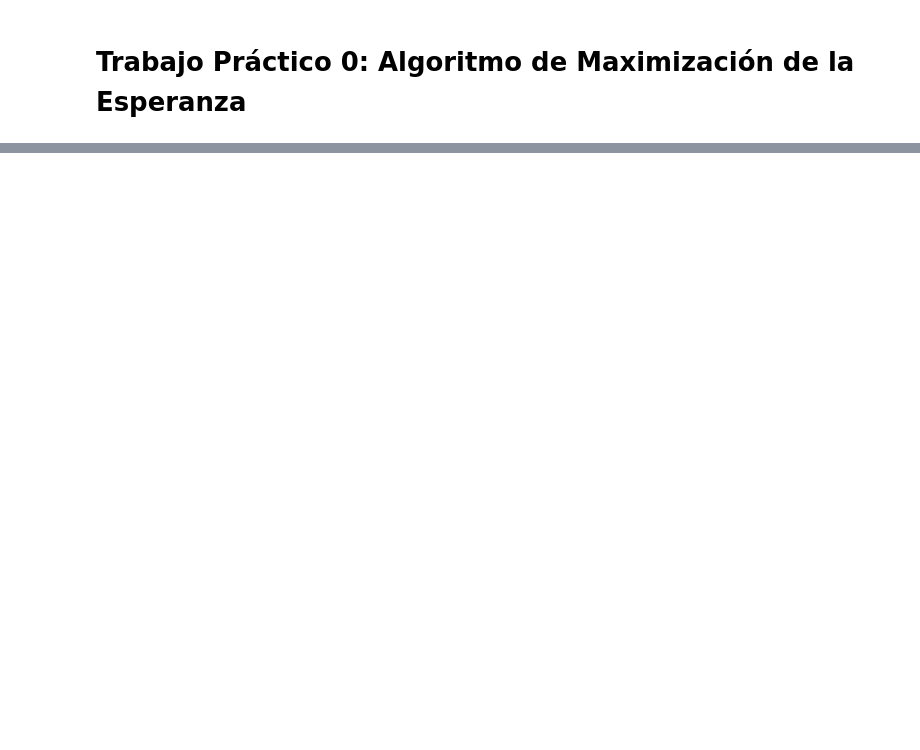
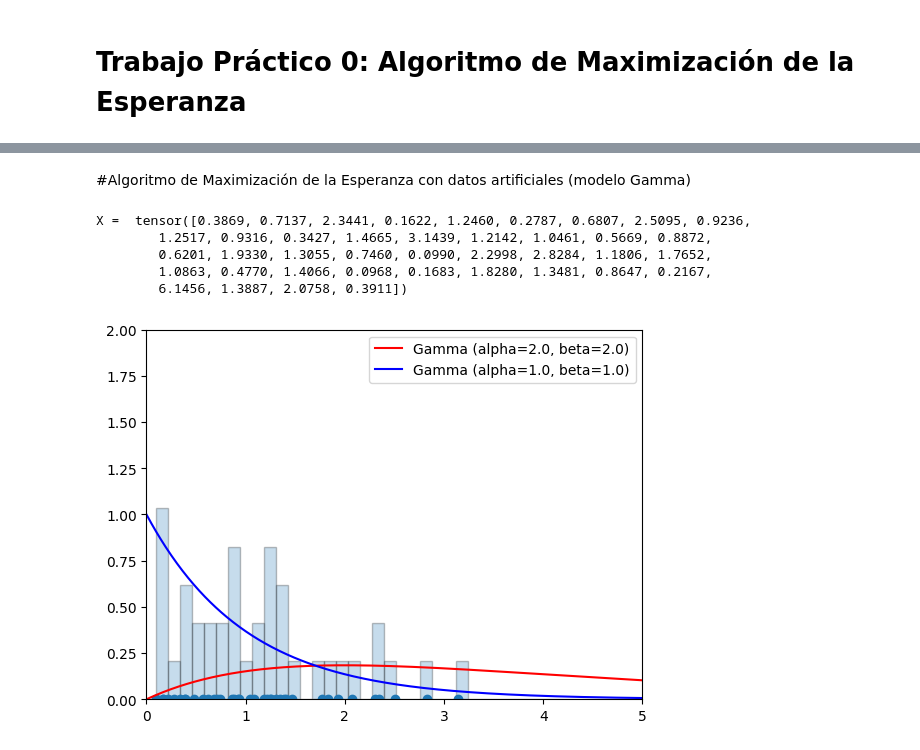
Before and after one commit to BRJMM/AprendizajeAutomatico, a Jupyter notebook: TrabajoPractico0/Trabajo_práctico_0_Algoritmo_de_Maximización_de_la_Esperanza.ipynb, the cells around one changed output, grey strips where cells are left out. Cells and saved outputs as stored; diff of their text form; code cells hidden in the pictures; blank space fills up the shorter version.

Commit message:
inicio de distribución Gamma

```diff
--- a/TrabajoPractico0/Trabajo_práctico_0_Algoritmo_de_Maximización_de_la_Esperanza.ipynb
+++ b/TrabajoPractico0/Trabajo_práctico_0_Algoritmo_de_Maximización_de_la_Esperanza.ipynb
@@ -226,0 +289,2 @@ for i in range(i_max):
+# %% [markdown]
+#Algoritmo de Maximización de la Esperanza con datos artificiales (modelo Gamma)
@@ -226,0 +330,35 @@ for i in range(i_max):
+# %%
+# 2)
+alpha1 = 2.0
+beta1 = 2.0
+alpha2 = 1.0
+beta2 = 1.0
+# Generates data that follows two gamma distributions based on a set of parameters.
+# parameters:
+#    * alpha: concentration
+#    * beta:  rates
+def generate_gamma_data(n, alpha1, beta1, alpha2, beta2):
+
+  # Generate distributions
+  gamma_dist1 = torch.distributions.Gamma(torch.tensor([alpha1]), torch.tensor([beta1]))
+  gamma_dist2 = torch.distributions.Gamma(torch.tensor([alpha2]), torch.tensor([beta2]))
+
+  # Take a sample from each dist
+  gamma_sample1 = gamma_dist1.sample((n,1)).squeeze()
+  gamma_sample2 = gamma_dist2.sample((n,1)).squeeze()
+
+  # Concatenate the 2 samples
+  X =  torch.cat((gamma_sample1, gamma_sample2))
+  return X
+
+X = generate_gamma_data(n, alpha1, beta1, alpha2, beta2)
+print('X = ', X)
+
+plot_gamma(X, alpha1, beta1, alpha2, beta2)
+# %% [output]
+X =  tensor([0.3869, 0.7137, 2.3441, 0.1622, 1.2460, 0.2787, 0.6807, 2.5095, 0.9236,
+        1.2517, 0.9316, 0.3427, 1.4665, 3.1439, 1.2142, 1.0461, 0.5669, 0.8872,
+        0.6201, 1.9330, 1.3055, 0.7460, 0.0990, 2.2998, 2.8284, 1.1806, 1.7652,
+        1.0863, 0.4770, 1.4066, 0.0968, 0.1683, 1.8280, 1.3481, 0.8647, 0.2167,
+        6.1456, 1.3887, 2.0758, 0.3911])
+[figure, added]
```
Also changed, not shown: parts of 11 cells of this notebook.
